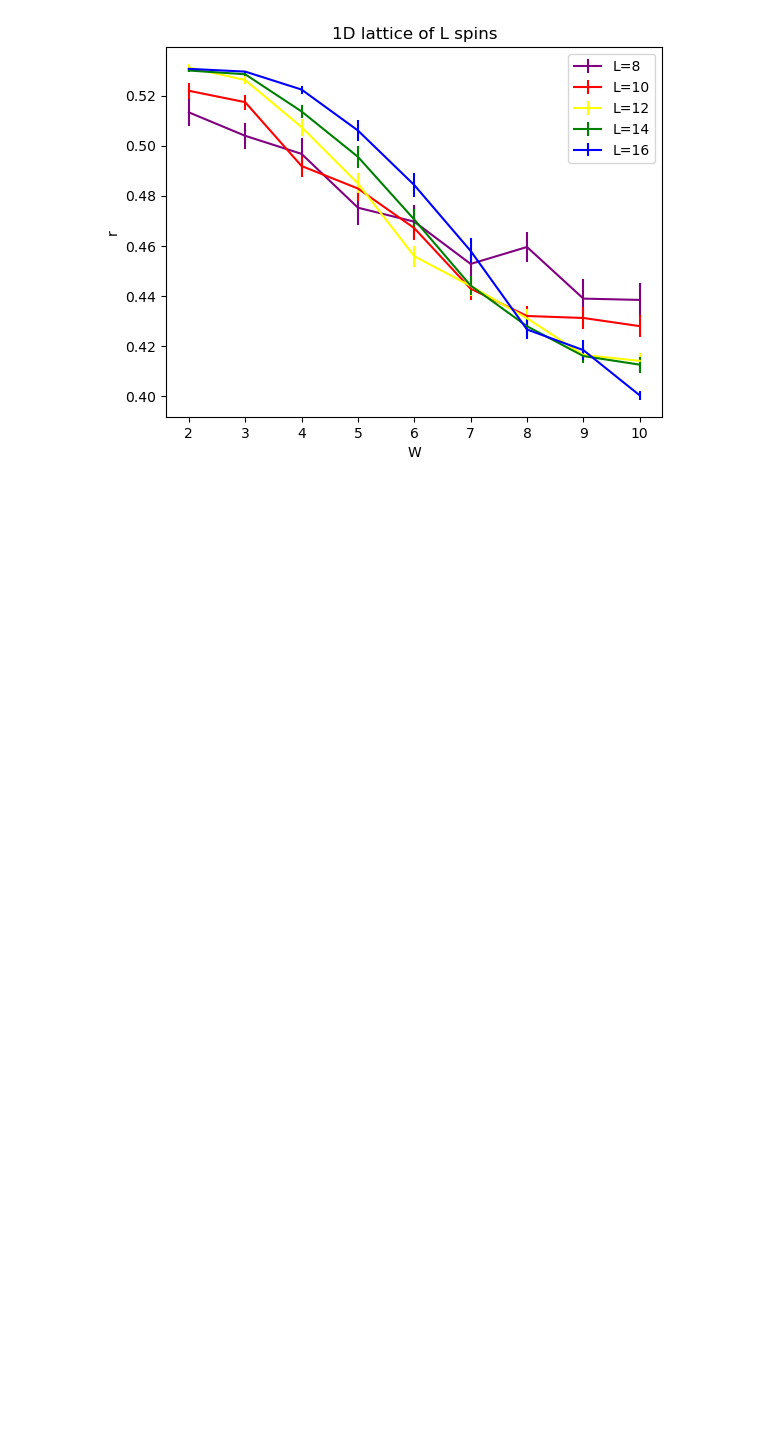
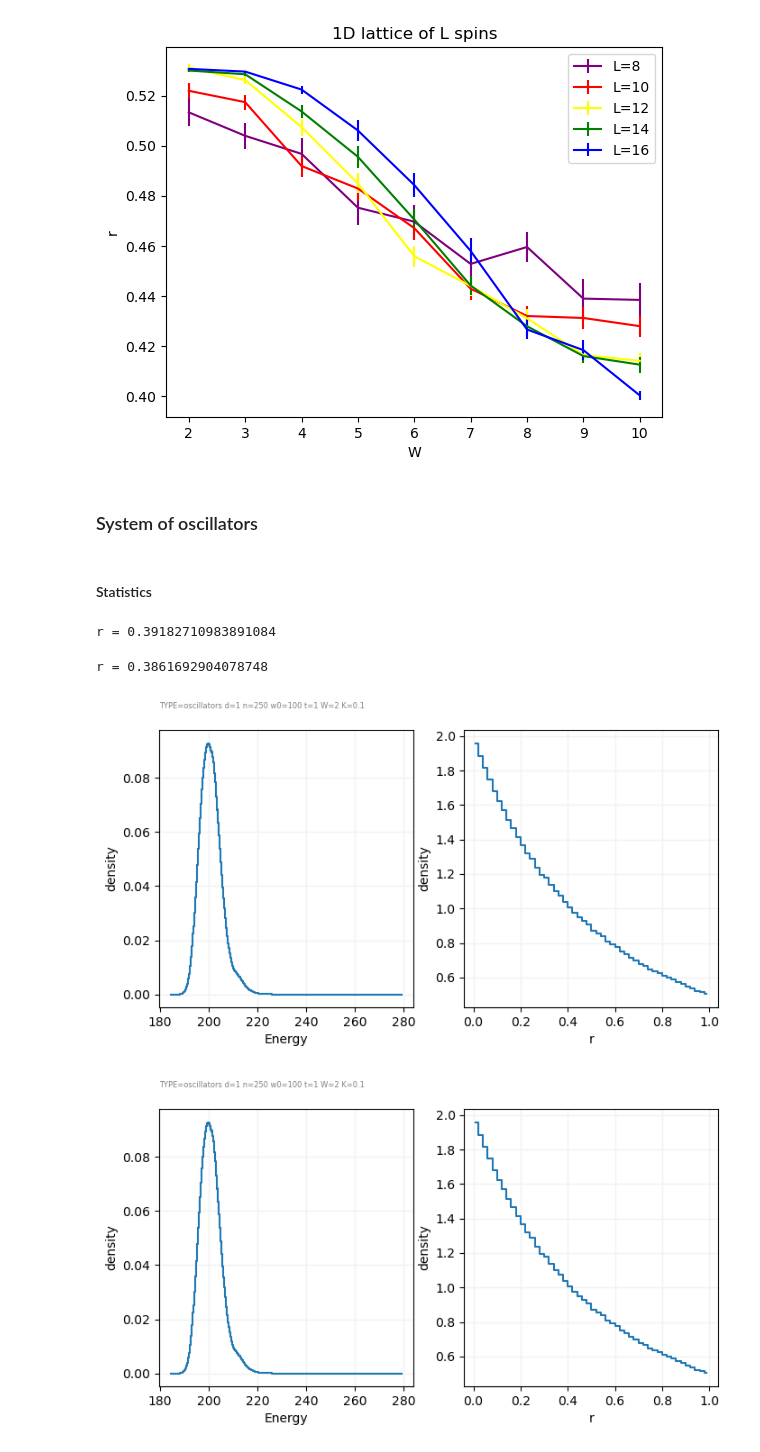
Before and after one commit to andrea-lizzit/fastparticles, a Jupyter notebook: simulation/manybody.ipynb, the cells around one changed output. Cells and saved outputs as stored; diff of their text form; code cells hidden in the pictures; blank space fills up the shorter version.

```diff
--- a/simulation/manybody.ipynb
+++ b/simulation/manybody.ipynb
@@ -124,3 +73,37 @@ plt.savefig(odir / f"correlation_transition.png", dpi=300)
 plt.savefig(odir / f"correlation_transition.pdf")
 # %% [output]
 [figure]
+# %% [markdown]
+### System of oscillators
+# %% [markdown]
+#### Statistics
+# %%
+d, n, w0 = 1, 250, 100
+t, W = 1, 2
+TYPE = 'oscillators'
+matrixstats = MatrixStats(LatticeSampler(d, n, W, t, w0))
+# matrixstats = MatrixStats(CrossoverSampler(n, W, t))
+matrixstats.collect(n_realizations=100, eigenvectors=True)
+print(f"r = {np.mean(matrixstats.d2correlations())}")
+# %% [output]
+r = 0.39182710983891084
+# %%
+K = 0.1
+study = CrossDiagonal(n_excitations=2, K=K)
+manybody = study(matrixstats)
+print(f"r = {np.mean(manybody.d2correlations())}")
+# %% [output]
+r = 0.3861692904078748
+# %%
+fig, ax = plt.subplots(1, 2, figsize=(8, 4))
+params = dict(TYPE=TYPE, d=d, n=n, w0=w0, t=t, W=W, K=K)
+errorhist(ax[0], manybody.eigenvalues().flatten(), bins=500)
+ax[0].set_xlabel("Energy")
+ax[0].text(0, 1.1, paramstring(params, 'plot'), fontsize=6, color='gray', transform=ax[0].transAxes, verticalalignment='top')
+errorhist(ax[1], manybody.d2correlations().flatten(), bins=50)
+ax[1].set_xlabel("r")
+ax[0].lines[-1].set_label('K=0.1')
+fig
+# %% [output]
+[figure, added]
+[figure, added]
```
Also changed, not shown: parts of 17 cells of this notebook, 4 other files.
